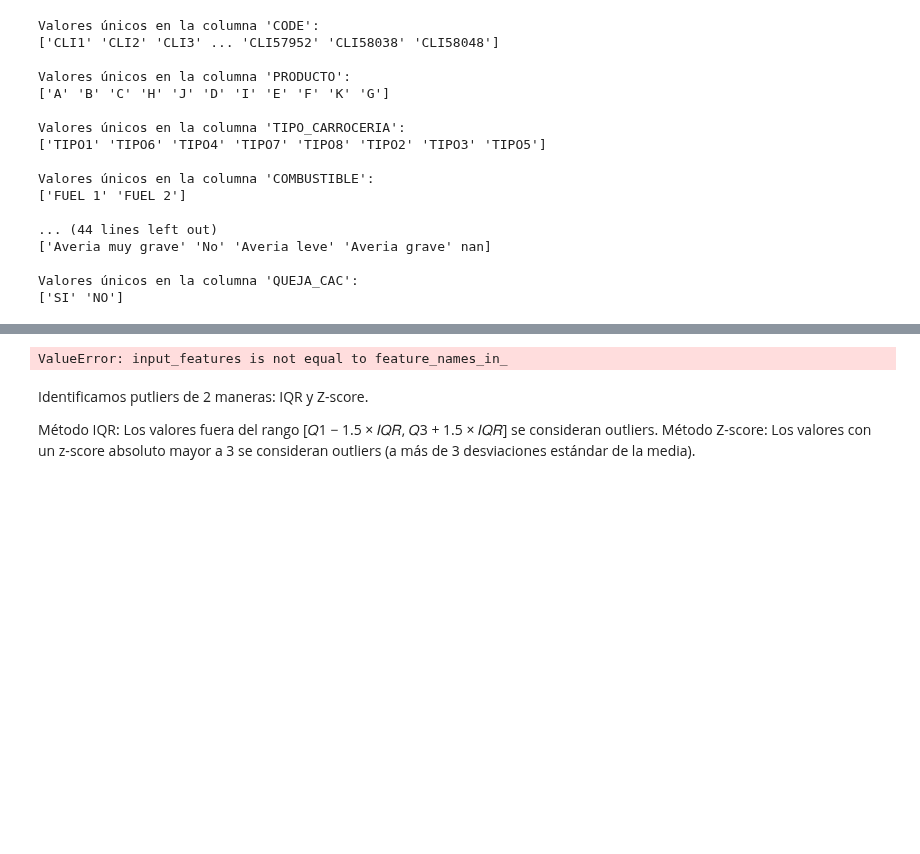
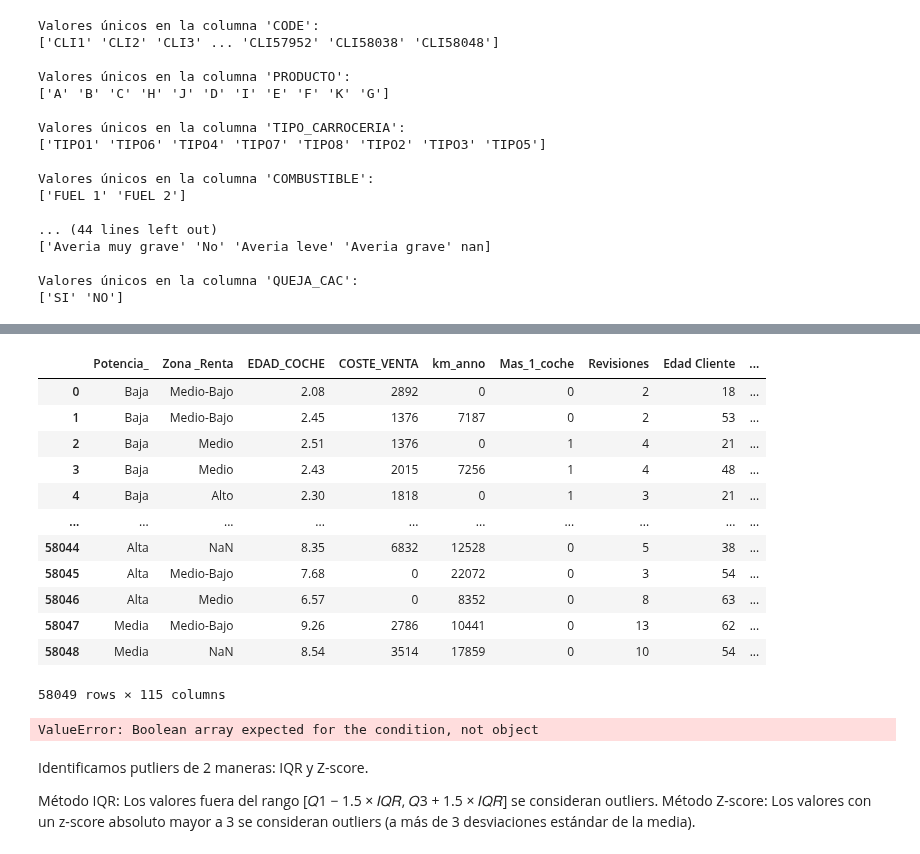
Before and after one commit to lauralardies/caso_practico_1, a Jupyter notebook: Caso Práctico/analisis/limpieza.ipynb, the cells around one changed output, grey strips where cells are left out. Cells and saved outputs as stored; diff of their text form; code cells hidden in the pictures; blank space fills up the shorter version.

Commit message:
one hot encoding, label encoding

```diff
--- a/Caso Práctico/analisis/limpieza.ipynb
+++ b/Caso Práctico/analisis/limpieza.ipynb
@@ -130,23 +133,50 @@ cols_labelencoder = car_data[['Potencia_', 'Zona _Renta']]
 # %%
 # Crear el OneHotEncoder
-encoder = OneHotEncoder(sparse_output=False)  # `sparse_output=False` devuelve un array denso
+encoder = OneHotEncoder(sparse_output=False)
 
-# Ajustar el OneHotEncoder y transformar la columna categórica
+# Ajustar el OneHotEncoder y transformar las columnas categóricas
 encoded_data = encoder.fit_transform(cols_onehotencoder)
 
 # Convertir los datos codificados en un DataFrame con los nombres de las columnas
-encoded_df = pd.DataFrame(encoded_data, columns=encoder.get_feature_names_out(['Categoria']))
+encoded_df = pd.DataFrame(encoded_data, columns=encoder.get_feature_names_out(cols_onehotencoder.columns))
 
 # Concatenar las columnas codificadas al DataFrame original
-df_final = pd.concat([df, encoded_df], axis=1)
+df_final = pd.concat([car_data, encoded_df], axis=1)
 
-# Eliminar la columna original si ya no es necesaria
-df_final = df_final.drop('Categoria', axis=1)
+# Eliminar las columnas originales categóricas si ya no son necesarias
+df_final = df_final.drop(cols_onehotencoder.columns, axis=1)
 
 # Mostrar el DataFrame final con las columnas One-Hot Encoded
-print(df_final)
+df_final
 # %% [output]
+|  | Potencia_ | Zona _Renta | EDAD_COCHE | COSTE_VENTA | km_anno | Mas_1_coche | Revisiones | Edad Cliente | ... |
+| 0 | Baja | Medio-Bajo | 2.08 | 2892 | 0 | 0 | 2 | 18 | ... |
+| 1 | Baja | Medio-Bajo | 2.45 | 1376 | 7187 | 0 | 2 | 53 | ... |
+| 2 | Baja | Medio | 2.51 | 1376 | 0 | 1 | 4 | 21 | ... |
+| 3 | Baja | Medio | 2.43 | 2015 | 7256 | 1 | 4 | 48 | ... |
+| 4 | Baja | Alto | 2.30 | 1818 | 0 | 1 | 3 | 21 | ... |
+| ... | ... | ... | ... | ... | ... | ... | ... | ... | ... |
+| 58044 | Alta | NaN | 8.35 | 6832 | 12528 | 0 | 5 | 38 | ... |
+| 58045 | Alta | Medio-Bajo | 7.68 | 0 | 22072 | 0 | 3 | 54 | ... |
+| 58046 | Alta | Medio | 6.57 | 0 | 8352 | 0 | 8 | 63 | ... |
+| 58047 | Media | Medio-Bajo | 9.26 | 2786 | 10441 | 0 | 13 | 62 | ... |
+| 58048 | Media | NaN | 8.54 | 3514 | 17859 | 0 | 10 | 54 | ... |
-ValueError: input_features is not equal to feature_names_in_
+58049 rows × 115 columns
+# %%
+# Asegurarse de que no hay espacios adicionales en los nombres de las columnas
+car_data.columns = car_data.columns.str.strip()
+
+# Crear un objeto LabelEncoder
+label_encoder = LabelEncoder()
+
+# Aplicar LabelEncoder a cada columna
+for col in cols_labelencoder:
+    car_data[col] = label_encoder.fit_transform(car_data[col].astype(str))  #Convertir a string para manejar NaNs
+
+# Mostrar las columnas codificadas
+car_data[cols_labelencoder].head()
+# %% [output]
+ValueError: Boolean array expected for the condition, not object
 # %% [markdown]
 Identificamos putliers de 2 maneras: IQR y Z-score.
 
```
Also changed, not shown: parts of 3 cells of this notebook.
